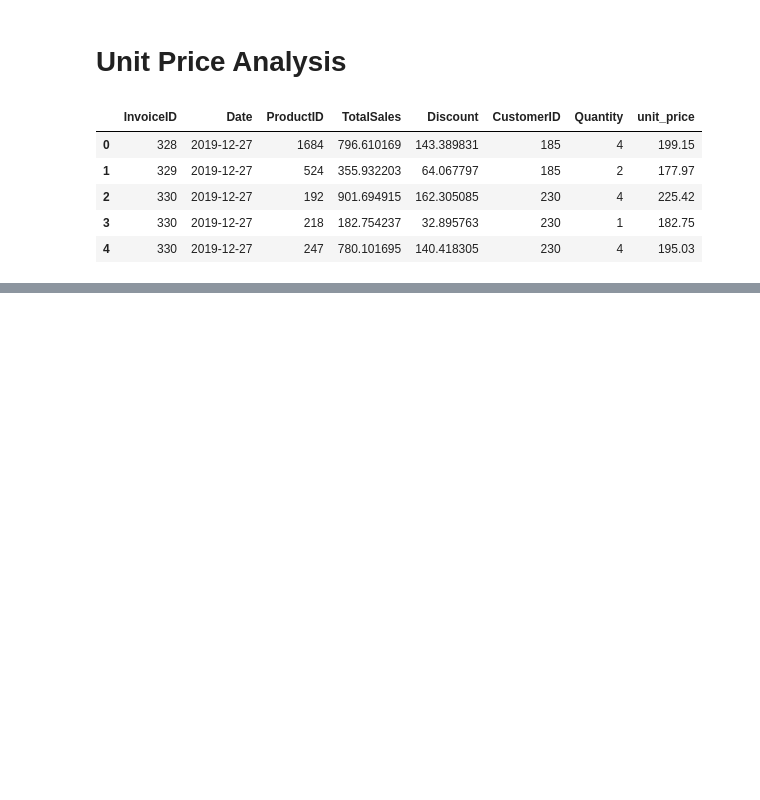
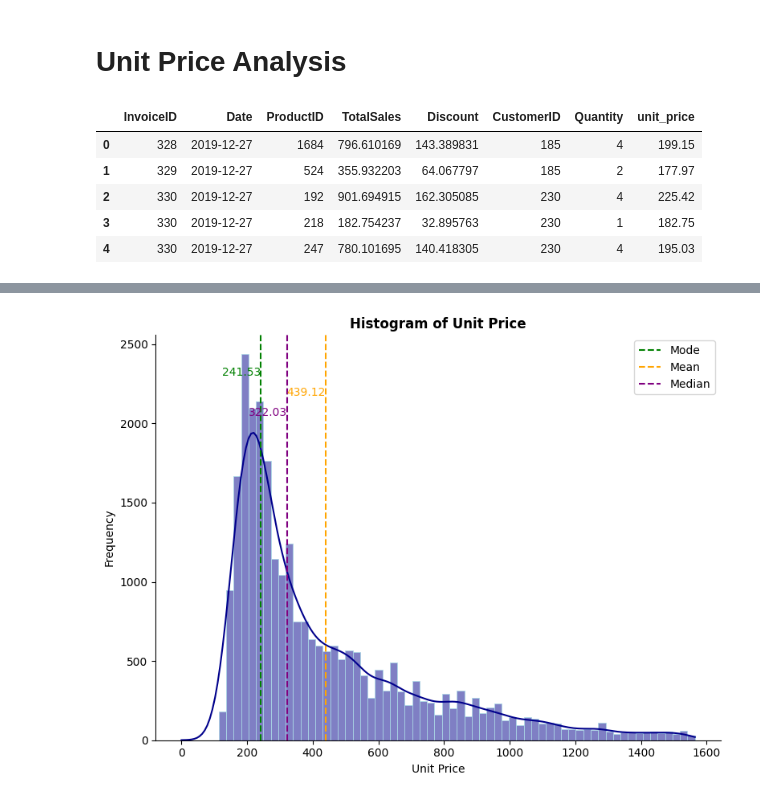
Before and after one commit to Alex-Holzer/retail_price_prediction, a Jupyter notebook: notebooks/01_data_exploration.ipynb, the cells around one changed output, grey strips where cells are left out. Drawn from its saved outputs; the diff is of its cells as text; code cells hidden in the pictures; blank space fills up the shorter version.

Commit message:
Add Histogram of Unit Price

```diff
--- a/notebooks/01_data_exploration.ipynb
+++ b/notebooks/01_data_exploration.ipynb
@@ -289,0 +270,6 @@ plt.show()
+# %%
+upper_unit_price_threshold = \
+                            compute_measures_of_dispersion(retail_data_new[['unit_price']]).loc['95% Quantile'].iloc[0]
+# %%
+cleaned_unit_price_condition = retail_data_new['unit_price'] < upper_unit_price_threshold
+cleaned_unit_price_df = retail_data_new[cleaned_unit_price_condition]
@@ -289,0 +301,31 @@ plt.show()
+# %%
+plt.figure(figsize=(8, 6))
+
+
+sns.histplot(data=cleaned_unit_price_df,
+            x='unit_price', kde=True, color='darkblue',
+            edgecolor = 'lightblue')
+
+mode_val = cleaned_unit_price_df['unit_price'].mode().iloc[0]
+mean_val = cleaned_unit_price_df['unit_price'].mean()
+median_val = cleaned_unit_price_df['unit_price'].median()
+
+plt.axvline(mode_val, color='green', linestyle='--', label='Mode')
+plt.axvline(mean_val, color='orange', linestyle='--', label='Mean')
+plt.axvline(median_val, color='purple', linestyle='--', label='Median')
+
+plt.text(mode_val, plt.ylim()[1]*0.9, f'{mode_val:.2f}', color='green', ha='right')
+plt.text(mean_val, plt.ylim()[1]*0.85, f'{mean_val:.2f}', color='orange', ha='right')
+plt.text(median_val, plt.ylim()[1]*0.8, f'{median_val:.2f}', color='purple', ha='right')
+
+plt.title("Histogram of Unit Price", fontweight='bold')
+plt.xlabel("Unit Price")
+plt.ylabel("Frequency")
+
+sns.despine()
+
+plt.legend()
+plt.tight_layout()
+plt.show()
+# %% [output]
+[figure, added]
```
Also changed, not shown: parts of 8 cells of this notebook.
